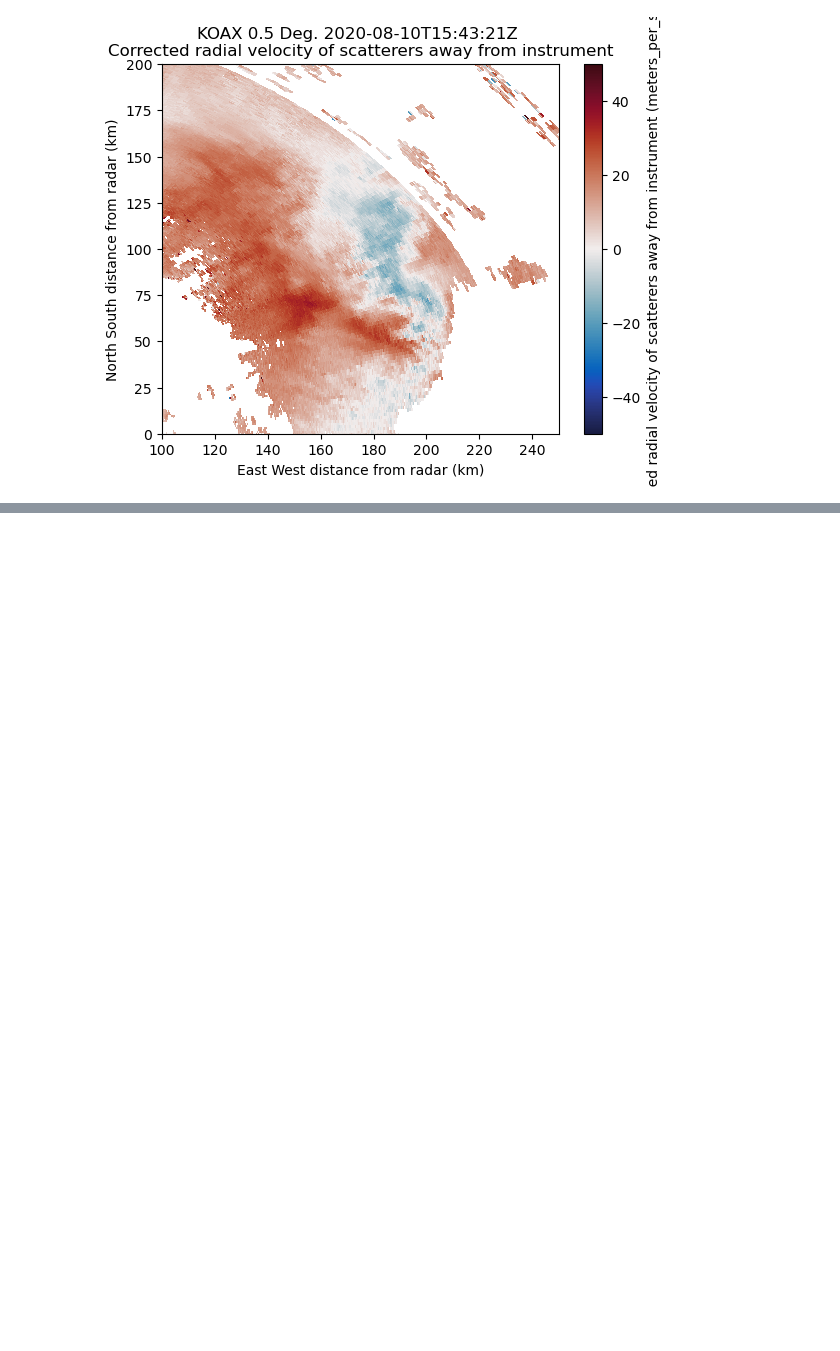
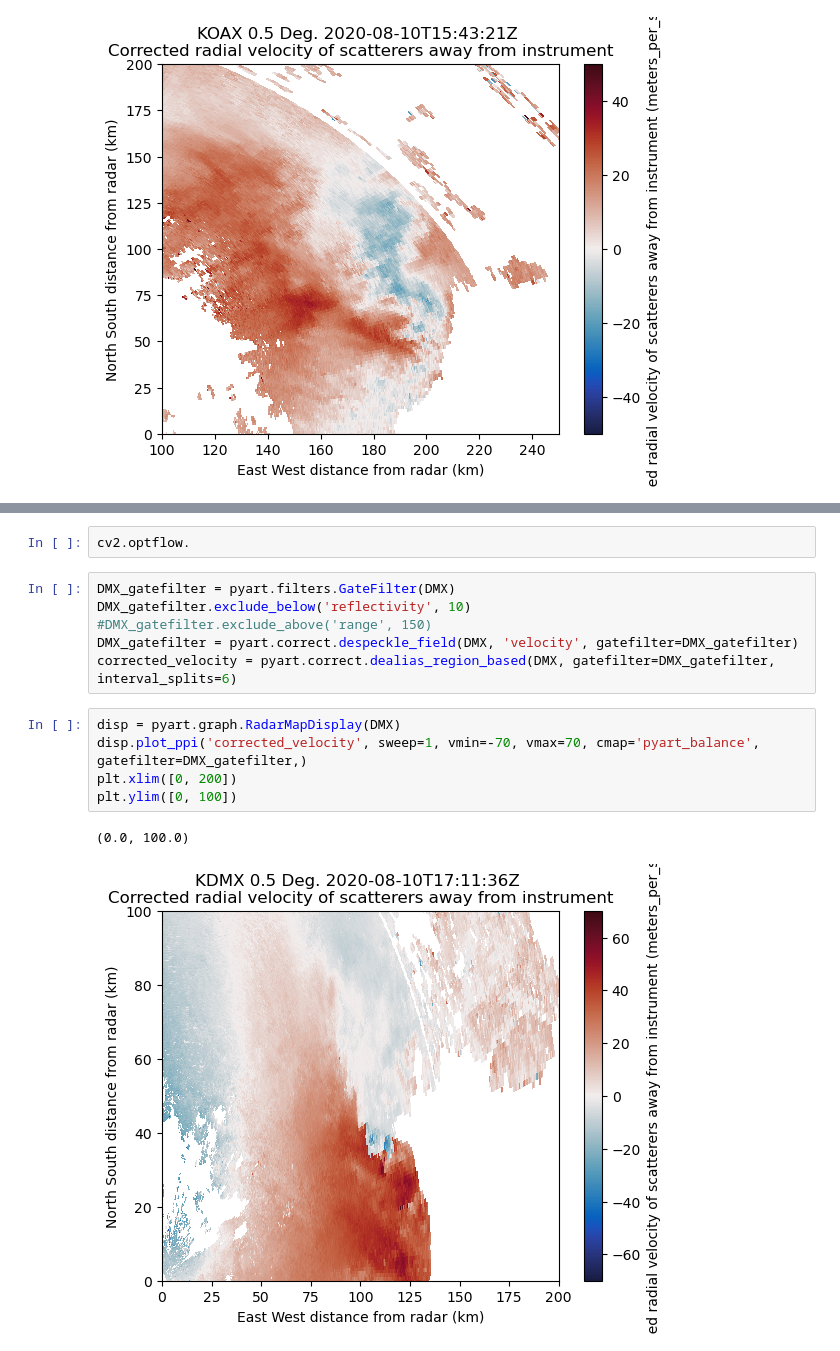
Before and after one commit to rcjackson/earnest, a Jupyter notebook: notebooks/Earnest_radar_processing.ipynb, the cells around one changed output, grey strips where cells are left out. Saved outputs shown, nothing was run; the diff lists cells and outputs as text; blank space fills up the shorter version.

```diff
--- a/notebooks/Earnest_radar_processing.ipynb
+++ b/notebooks/Earnest_radar_processing.ipynb
@@ -82,0 +107,16 @@ plt.ylim([0, 200])
+# %%
+cv2.optflow.
+# %%
+DMX_gatefilter = pyart.filters.GateFilter(DMX)
+DMX_gatefilter.exclude_below('reflectivity', 10)
+#DMX_gatefilter.exclude_above('range', 150)
+DMX_gatefilter = pyart.correct.despeckle_field(DMX, 'velocity', gatefilter=DMX_gatefilter)
+corrected_velocity = pyart.correct.dealias_region_based(DMX, gatefilter=DMX_gatefilter, interval_splits=6)
+# %%
+disp = pyart.graph.RadarMapDisplay(DMX)
+disp.plot_ppi('corrected_velocity', sweep=1, vmin=-70, vmax=70, cmap='pyart_balance', gatefilter=DMX_gatefilter,)
+plt.xlim([0, 200])
+plt.ylim([0, 100])
+# %% [output]
+(0.0, 100.0)
+[figure, added]
```
Also changed, not shown: parts of 10 cells of this notebook.
